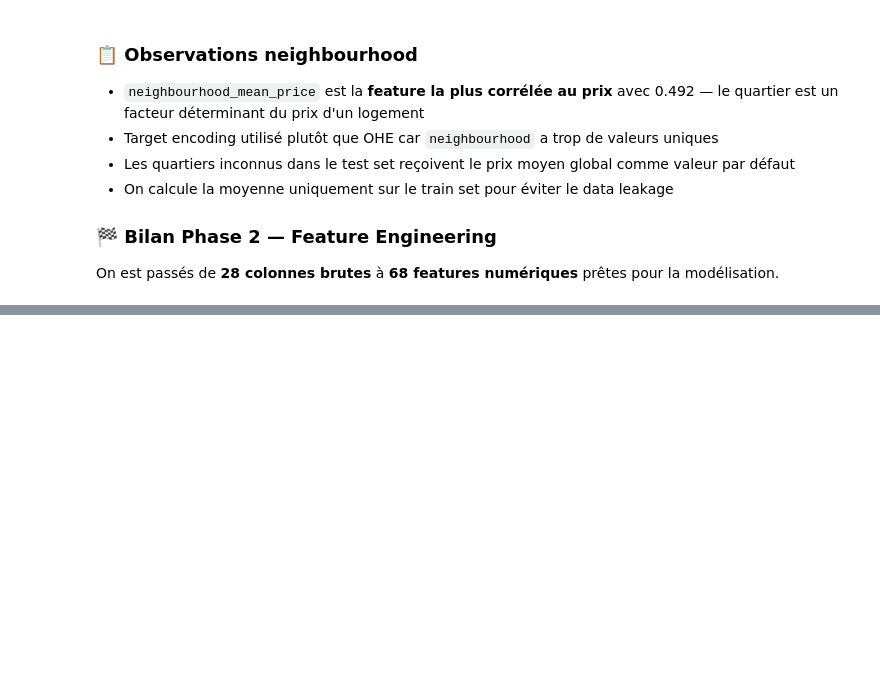
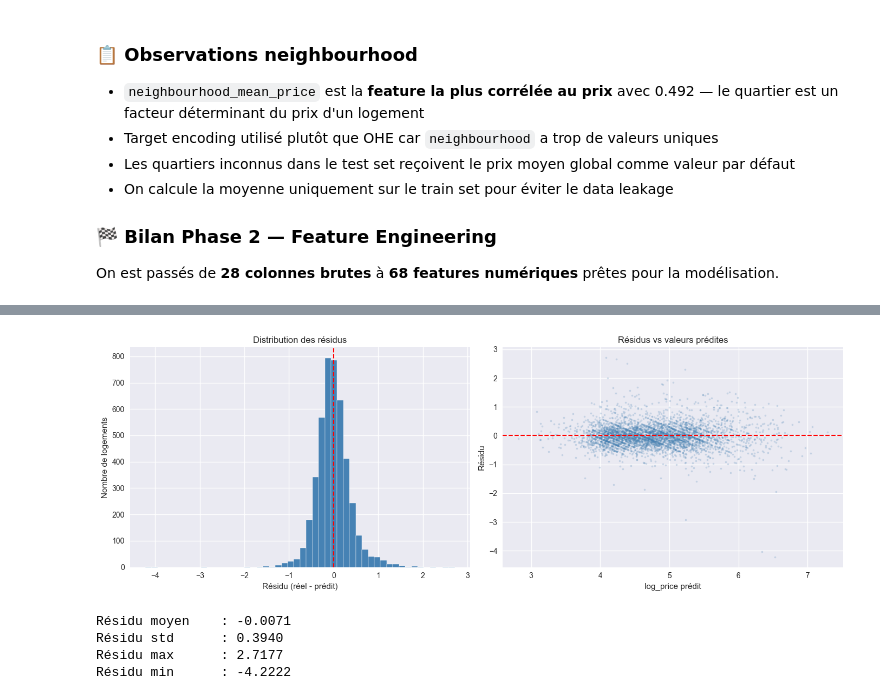
Before and after one commit to GingaShift/airbnb-price-oracle, a Jupyter notebook: notebooks/airbnb_price_oracle.ipynb, the cells around one changed output, grey strips where cells are left out. Cells and saved outputs as stored; diff of their text form; code cells hidden in the pictures; blank space fills up the shorter version.

```diff
--- a/notebooks/airbnb_price_oracle.ipynb
+++ b/notebooks/airbnb_price_oracle.ipynb
@@ -1115,0 +1153,8 @@ prêtes pour la modélisation.
+# %%
+# Split 80/20
+X_train, X_val, y_train, y_val = train_test_split(
+    X, y, test_size=0.2, random_state=42
+)
+
+print(f"Train      : {X_train.shape[0]} lignes")
+print(f"Validation : {X_val.shape[0]} lignes")
@@ -1115,0 +1400,34 @@ prêtes pour la modélisation.
+# %%
+# Résidus = différence entre valeur réelle et prédiction
+residuals = y_val - y_pred_best
+
+fig, axes = plt.subplots(1, 2, figsize=(14, 5))
+
+# Distribution des résidus
+axes[0].hist(residuals, bins=50, color='steelblue', edgecolor='white')
+axes[0].axvline(x=0, color='red', linestyle='--', linewidth=1.5)
+axes[0].set_title('Distribution des résidus')
+axes[0].set_xlabel('Résidu (réel - prédit)')
+axes[0].set_ylabel('Nombre de logements')
+
+# Résidus vs valeurs prédites
+axes[1].scatter(y_pred_best, residuals, alpha=0.2, color='steelblue', s=5)
+axes[1].axhline(y=0, color='red', linestyle='--', linewidth=1.5)
+axes[1].set_title('Résidus vs valeurs prédites')
+axes[1].set_xlabel('log_price prédit')
+axes[1].set_ylabel('Résidu')
+
+plt.tight_layout()
+plt.savefig('../outputs/residuals_analysis.png', dpi=150, bbox_inches='tight')
+plt.show()
+
+print(f"\nRésidu moyen    : {residuals.mean():.4f}")
+print(f"Résidu std      : {residuals.std():.4f}")
+print(f"Résidu max      : {residuals.max():.4f}")
+print(f"Résidu min      : {residuals.min():.4f}")
+# %% [output]
+[figure, added]
+Résidu moyen    : -0.0071
+Résidu std      : 0.3940
+Résidu max      : 2.7177
+Résidu min      : -4.2222
```
Also changed, not shown: parts of 24 cells of this notebook, 4 other files.
